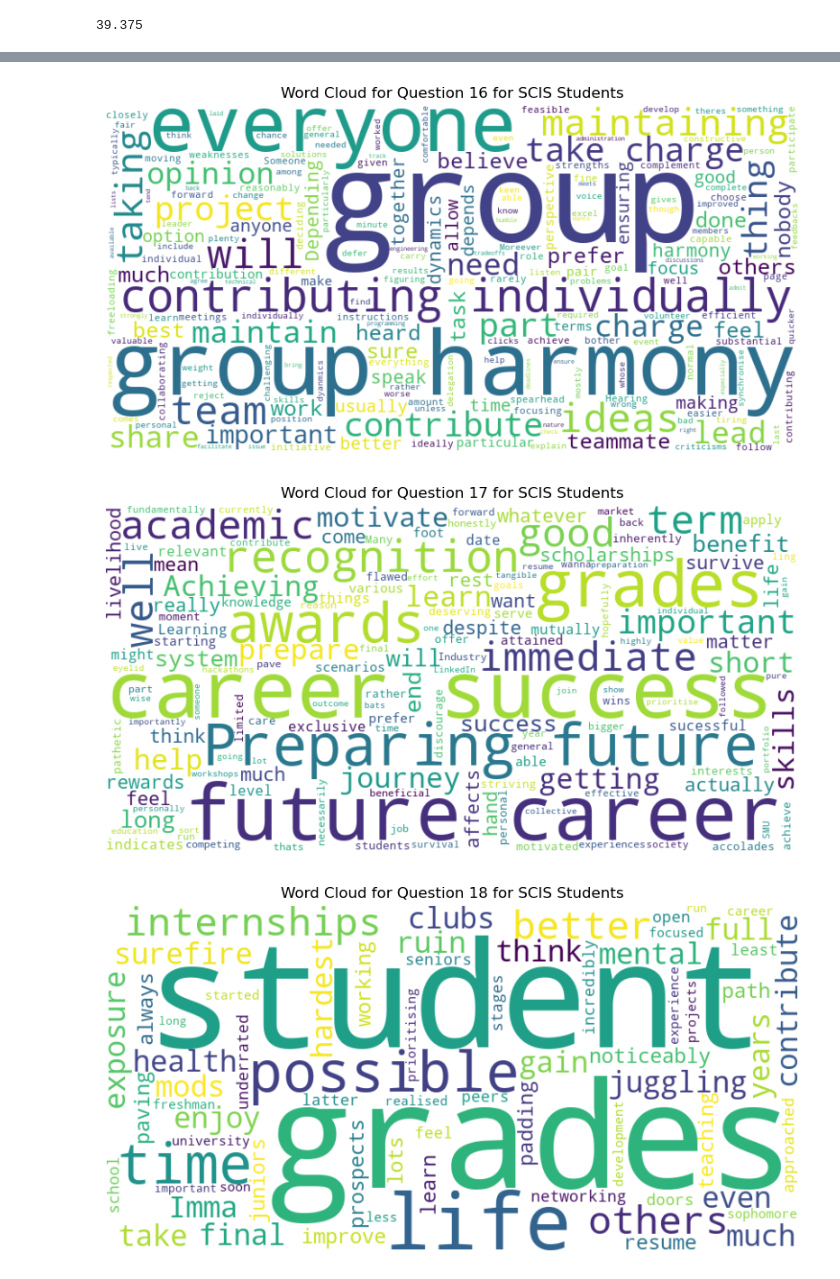
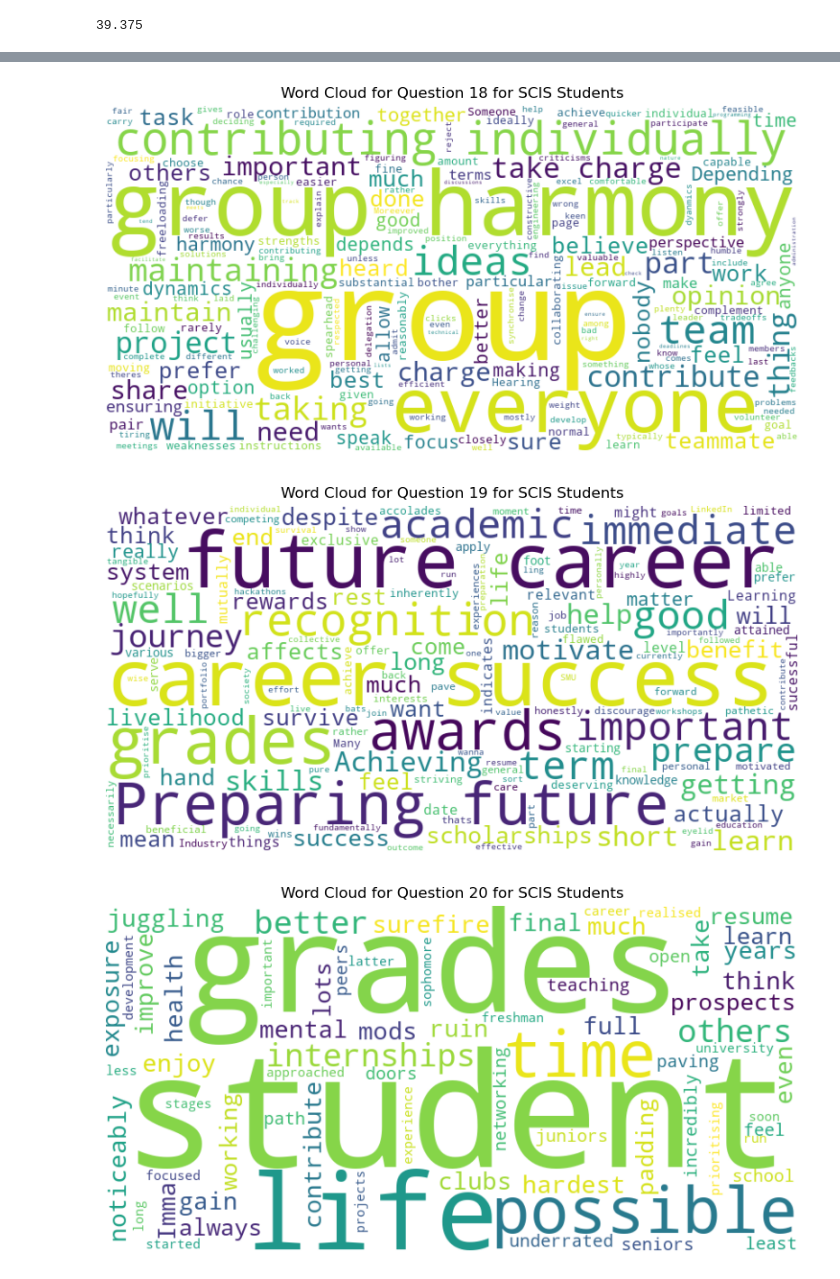
Before and after one commit to gcshane/icc-survey-analysis, a Jupyter notebook: ICC survey EDA.ipynb, the cells around one changed output, grey strips where cells are left out. Saved outputs shown, nothing was run; the diff lists cells and outputs as text; code cells hidden in the pictures.

```diff
--- a/ICC survey EDA.ipynb
+++ b/ICC survey EDA.ipynb
@@ -224,6 +224,6 @@ for question, responses in responses_by_question.items():
     plt.figure(figsize=(10, 5))
     plt.imshow(wordcloud, interpolation='bilinear')
     plt.axis('off')
-    plt.title(f'Word Cloud for Question {question + 15} for SCIS Students')
+    plt.title(f'Word Cloud for Question {question + 17} for SCIS Students')
     plt.show()
 # %% [output]
@@ -231,6 +231,6 @@ for question, responses in responses_by_question.items():
-[figure, old version]
+[figure, new version]
-[figure, old version]
+[figure, new version]
-[figure, old version]
+[figure, new version]
 # %%
 lkcsb_open = lkcsb.iloc[18:].reset_index()
 lkcsb_open_rows = lkcsb_open.shape[0] # each question
```
Also changed, not shown: parts of 2 cells of this notebook.
